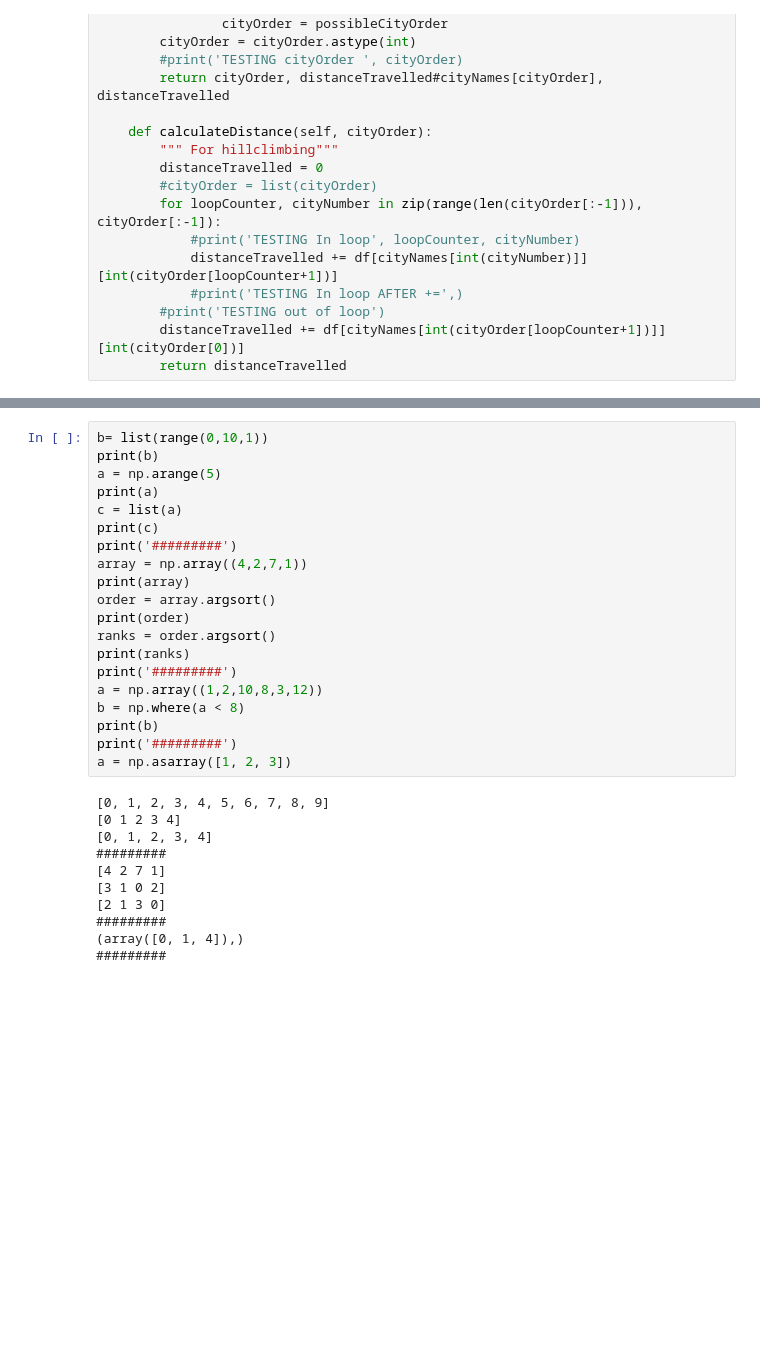
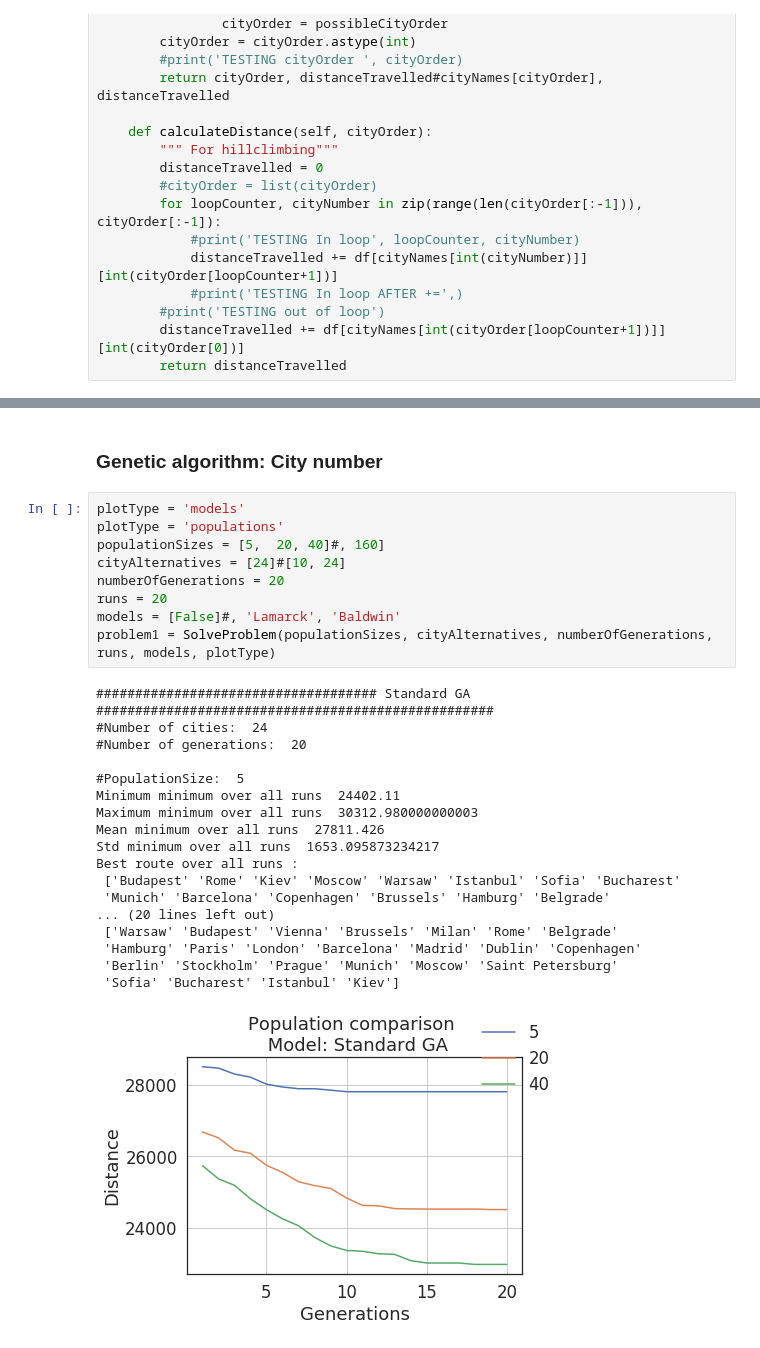
Before and after one commit to kaaja/BIC, a Jupyter notebook: m1/m1.ipynb, the cells around one changed output, grey strips where cells are left out. Saved outputs shown, nothing was run; the diff lists cells and outputs as text; blank space fills up the shorter version.

```diff
--- a/m1/m1.ipynb
+++ b/m1/m1.ipynb
@@ -711,31 +658,30 @@ The EA algorithm is much faster than the exhaustive search.
-# %%
-b= list(range(0,10,1))
-print(b)
-a = np.arange(5)
-print(a)
-c = list(a)
-print(c)
-print('#########')
-array = np.array((4,2,7,1))
-print(array)
-order = array.argsort()
-print(order)
-ranks = order.argsort()
-print(ranks)
-print('#########')
-a = np.array((1,2,10,8,3,12))
-b = np.where(a < 8)
-print(b)
-print('#########')
-a = np.asarray([1, 2, 3])
-# %% [output]
-[0, 1, 2, 3, 4, 5, 6, 7, 8, 9]
-[0 1 2 3 4]
-[0, 1, 2, 3, 4]
-#########
-[4 2 7 1]
-[3 1 0 2]
-[2 1 3 0]
-#########
-(array([0, 1, 4]),)
-#########
+# %% [markdown]
+### Genetic algorithm: City number
+# %%
+plotType = 'models'
+plotType = 'populations'
+populationSizes = [5,  20, 40]#, 160]
+cityAlternatives = [24]#[10, 24]
+numberOfGenerations = 20
+runs = 20
+models = [False]#, 'Lamarck', 'Baldwin'
+problem1 = SolveProblem(populationSizes, cityAlternatives, numberOfGenerations, runs, models, plotType)
+# %% [output]
+#################################### Standard GA ###################################################
+#Number of cities:  24
+#Number of generations:  20
+
+#PopulationSize:  5
+Minimum minimum over all runs  24402.11
+Maximum minimum over all runs  30312.980000000003
+Mean minimum over all runs  27811.426
+Std minimum over all runs  1653.095873234217
+Best route over all runs :
+ ['Budapest' 'Rome' 'Kiev' 'Moscow' 'Warsaw' 'Istanbul' 'Sofia' 'Bucharest'
+ 'Munich' 'Barcelona' 'Copenhagen' 'Brussels' 'Hamburg' 'Belgrade'
+... (20 lines left out)
+ ['Warsaw' 'Budapest' 'Vienna' 'Brussels' 'Milan' 'Rome' 'Belgrade'
+ 'Hamburg' 'Paris' 'London' 'Barcelona' 'Madrid' 'Dublin' 'Copenhagen'
+ 'Berlin' 'Stockholm' 'Prague' 'Munich' 'Moscow' 'Saint Petersburg'
+ 'Sofia' 'Bucharest' 'Istanbul' 'Kiev']
+[figure, added]
```
Also changed, not shown: parts of 21 cells of this notebook.
